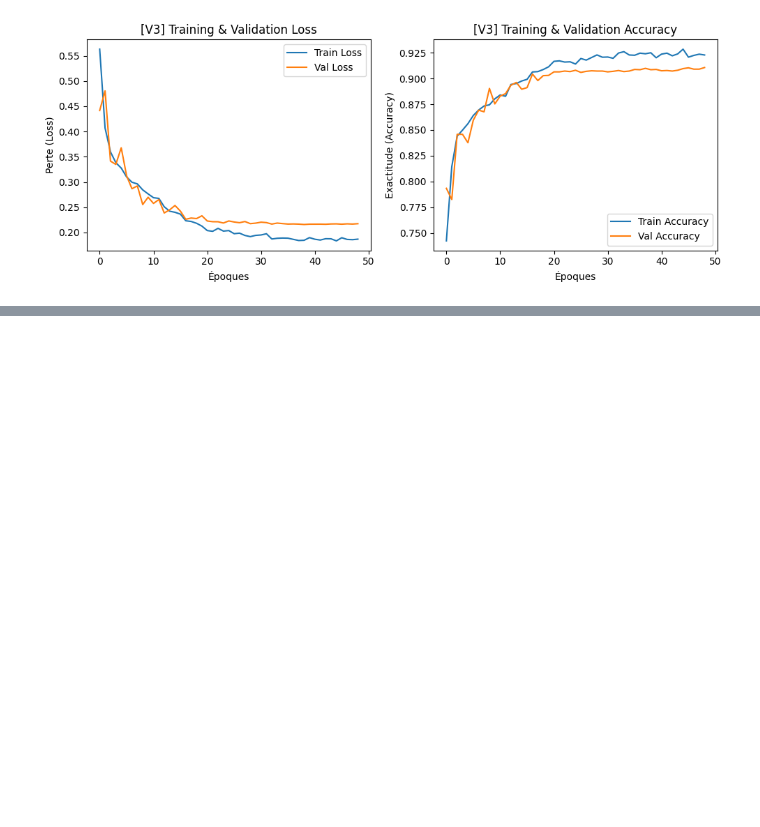
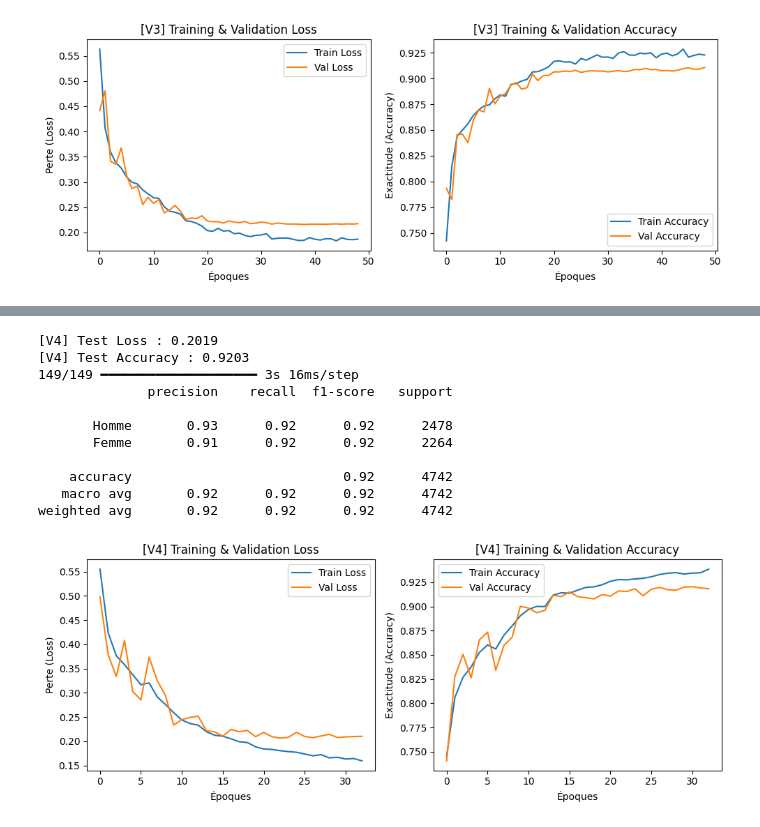
Before and after one commit to HuanJY/SAEBUT3, a Jupyter notebook: Model1.ipynb, the cells around one changed output, grey strips where cells are left out. Drawn from its saved outputs; the diff is of its cells as text; code cells hidden in the pictures; blank space fills up the shorter version.

Commit message:
ajout v4 : test 200x200

```diff
--- a/Model1.ipynb
+++ b/Model1.ipynb
@@ -659,0 +649,6 @@ Comparé aux versions précédentes, l’écart entre les deux courbes est rédu
+# %%
+IMG_HEIGHT = 200
+IMG_WIDTH = 200
+BATCH_SIZE = 32
+TEST_SIZE = 0.2
+VAL_SIZE = 0.2
@@ -659,0 +837,53 @@ Comparé aux versions précédentes, l’écart entre les deux courbes est rédu
+# %%
+# Évaluation du modèle
+test_loss_v4, test_acc_v4 = model_v4.evaluate(test_dataset, verbose=0)
+print(f"[V4] Test Loss : {test_loss_v4:.4f}")
+print(f"[V4] Test Accuracy : {test_acc_v4:.4f}")
+
+# Génération des prédictions
+y_pred_prob_v4 = model_v4.predict(test_dataset)  # Déjà bien formaté
+
+# Convertir les probabilités en classes (0 ou 1)
+y_pred_v4 = (y_pred_prob_v4 > 0.5).astype("int32")
+
+# Comme y_test est un array numpy, récupérons les vraies étiquettes du dataset
+y_true_v4 = np.concatenate([y for _, y in test_dataset], axis=0)
+
+# Affichage du rapport de classification
+print(classification_report(y_true_v4, y_pred_v4, target_names=["Homme", "Femme"]))
+
+plt.figure(figsize=(10,4))
+
+# Courbe de la fonction de perte
+plt.subplot(1,2,1)
+plt.plot(history_v4.history['loss'], label='Train Loss')
+plt.plot(history_v4.history['val_loss'], label='Val Loss')
+plt.xlabel('Époques')
+plt.ylabel('Perte (Loss)')
+plt.legend()
+plt.title('[V4] Training & Validation Loss')
+
+# Courbe d’accuracy
+plt.subplot(1,2,2)
+plt.plot(history_v4.history['accuracy'], label='Train Accuracy')
+plt.plot(history_v4.history['val_accuracy'], label='Val Accuracy')
+plt.xlabel('Époques')
+plt.ylabel('Exactitude (Accuracy)')
+plt.legend()
+plt.title('[V4] Training & Validation Accuracy')
+
+plt.tight_layout()
+plt.show()
+# %% [output]
+[V4] Test Loss : 0.2019
+[V4] Test Accuracy : 0.9203
+149/149 ━━━━━━━━━━━━━━━━━━━━ 3s 16ms/step
+              precision    recall  f1-score   support
+
+       Homme       0.93      0.92      0.92      2478
+       Femme       0.91      0.92      0.92      2264
+
+    accuracy                           0.92      4742
+   macro avg       0.92      0.92      0.92      4742
+weighted avg       0.92      0.92      0.92      4742
+[figure, added]
```
Also changed, not shown: parts of 7 cells of this notebook.
